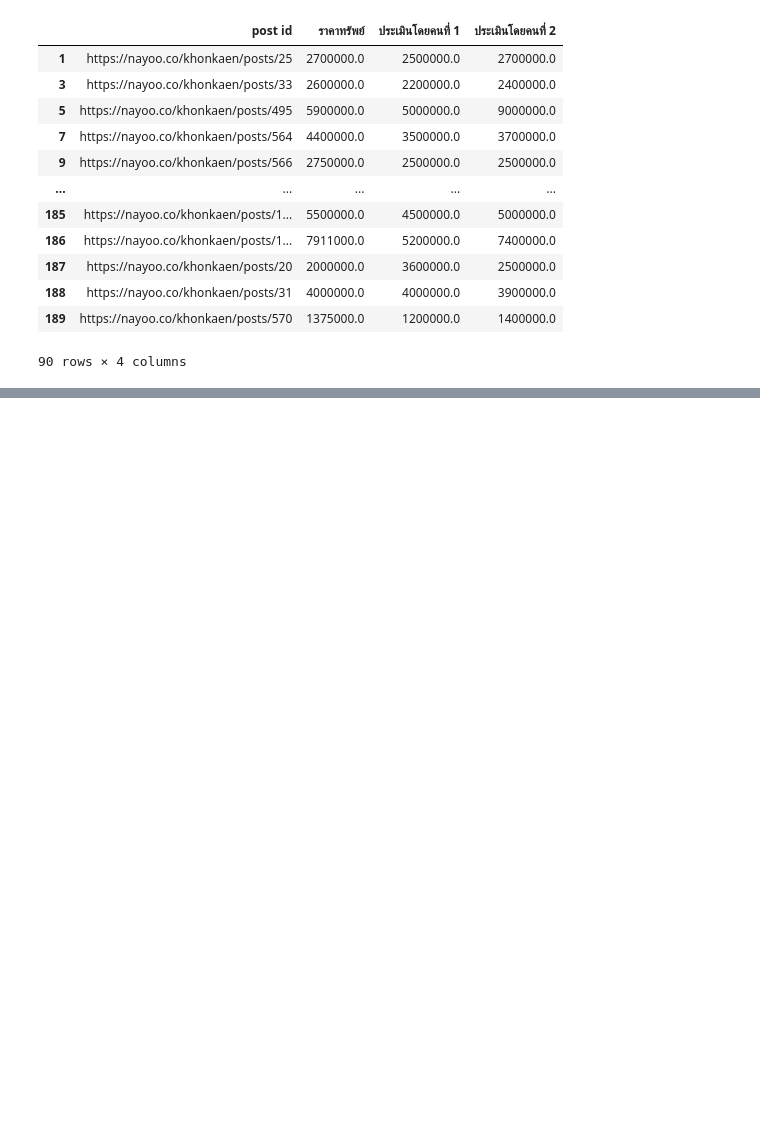
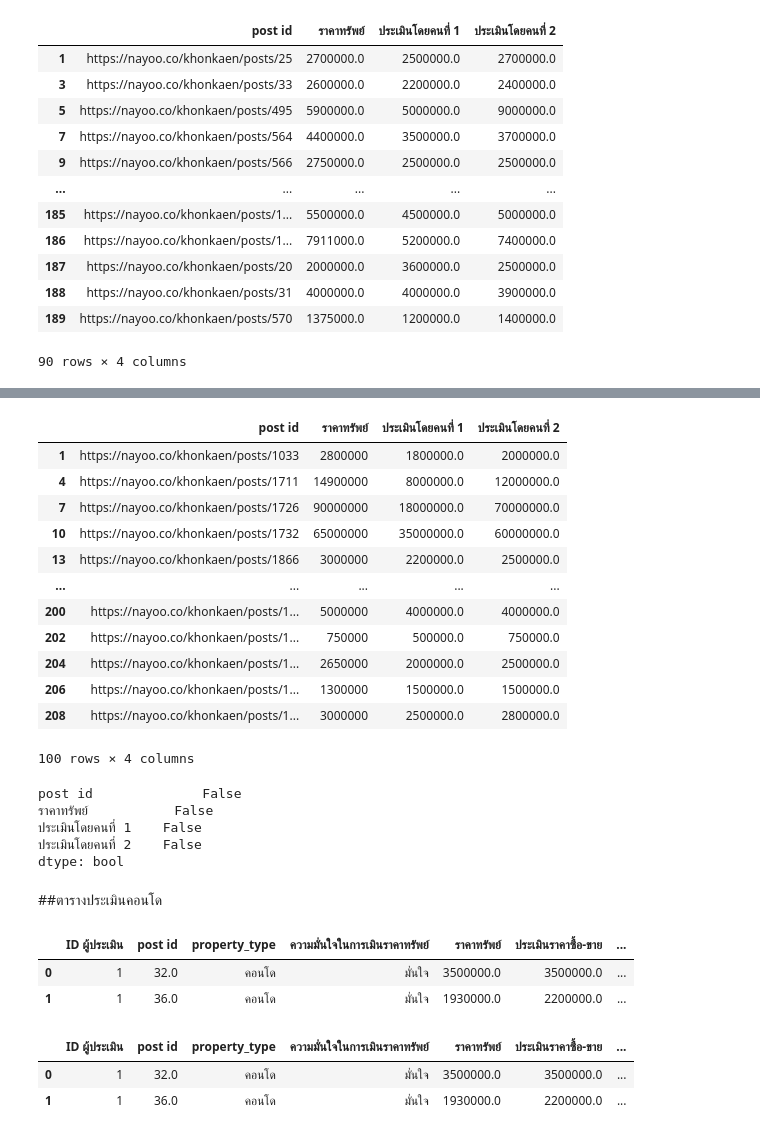
Before and after one commit to supatsara2002/bsc_dpdm22, a Jupyter notebook: [dataprep1]property_estimator.ipynb, the cells around one changed output, grey strips where cells are left out. Cells and saved outputs as stored; diff of their text form; code cells hidden in the pictures; blank space fills up the shorter version.

```diff
--- a/[dataprep1]property_estimator.ipynb
+++ b/[dataprep1]property_estimator.ipynb
@@ -177,0 +172,3 @@ Name: ความมั่นใจในการเมินราคาท
+# %%
+area1 = area[area['ID ผู้ประเมิน']==1]
+print(f'ประเมินทั้งหมด {len(area1)}')
@@ -177,0 +202,3 @@ Name: ความมั่นใจในการเมินราคาท
+# %%
+area2 = area[area['ID ผู้ประเมิน']==2]
+print(f'ประเมินทั้งหมด {len(area2)}')
@@ -251,0 +499,3 @@ def mape(actual, forecast):
+# %%
+area2['ประเมินโดยคนที่ 1'] = area2['post id'].map(area1.set_index('post id')['ประเมินราคาซื้อ-ขาย']);
+area2.head(2)
@@ -251,0 +511,3 @@ def mape(actual, forecast):
+# %%
+area2['ประเมินโดยคนที่ 2'] = area2['post id'].map(area2.set_index('post id')['ประเมินราคาซื้อ-ขาย']);
+area2.head(2)
@@ -251,0 +523,40 @@ def mape(actual, forecast):
+# %%
+T_area = area2[['post id','ราคาทรัพย์','ประเมินโดยคนที่ 1','ประเมินโดยคนที่ 2']]
+T_area
+# %% [output]
+|  | post id | ราคาทรัพย์ | ประเมินโดยคนที่ 1 | ประเมินโดยคนที่ 2 |
+| 1 | https://nayoo.co/khonkaen/posts/1033 | 2800000 | 1800000.0 | 2000000.0 |
+| 4 | https://nayoo.co/khonkaen/posts/1711 | 14900000 | 8000000.0 | 12000000.0 |
+| 7 | https://nayoo.co/khonkaen/posts/1726 | 90000000 | 18000000.0 | 70000000.0 |
+| 10 | https://nayoo.co/khonkaen/posts/1732 | 65000000 | 35000000.0 | 60000000.0 |
+| 13 | https://nayoo.co/khonkaen/posts/1866 | 3000000 | 2200000.0 | 2500000.0 |
+| ... | ... | ... | ... | ... |
+| 200 | https://nayoo.co/khonkaen/posts/1... | 5000000 | 4000000.0 | 4000000.0 |
+| 202 | https://nayoo.co/khonkaen/posts/1... | 750000 | 500000.0 | 750000.0 |
+| 204 | https://nayoo.co/khonkaen/posts/1... | 2650000 | 2000000.0 | 2500000.0 |
+| 206 | https://nayoo.co/khonkaen/posts/1... | 1300000 | 1500000.0 | 1500000.0 |
+| 208 | https://nayoo.co/khonkaen/posts/1... | 3000000 | 2500000.0 | 2800000.0 |
+100 rows × 4 columns
+# %%
+T_area.isnull().any()
+# %% [output]
+post id              False
+ราคาทรัพย์           False
+ประเมินโดยคนที่ 1    False
+ประเมินโดยคนที่ 2    False
+dtype: bool
+# %% [markdown]
+##ตารางประเมินคอนโด
+# %%
+cd1.head(2)
+# %% [output]
+|  | ID ผู้ประเมิน | post id | property_type | ความมั่นใจในการเมินราคาทรัพย์ | ราคาทรัพย์ | ประเมินราคาซื้อ-ขาย | ... |
+| 0 | 1 | 32.0 | คอนโด | มั่นใจ | 3500000.0 | 3500000.0 | ... |
+| 1 | 1 | 36.0 | คอนโด | มั่นใจ | 1930000.0 | 2200000.0 | ... |
+# %%
+cd1['ประเมินโดยคนที่ 1'] = cd1['post id'].map(cd1.set_index('post id')['ประเมินราคาซื้อ-ขาย']);
+cd1.head(2)
+# %% [output]
+|  | ID ผู้ประเมิน | post id | property_type | ความมั่นใจในการเมินราคาทรัพย์ | ราคาทรัพย์ | ประเมินราคาซื้อ-ขาย | ... |
+| 0 | 1 | 32.0 | คอนโด | มั่นใจ | 3500000.0 | 3500000.0 | ... |
+| 1 | 1 | 36.0 | คอนโด | มั่นใจ | 1930000.0 | 2200000.0 | ... |
```
Also changed, not shown: parts of 99 cells of this notebook.
